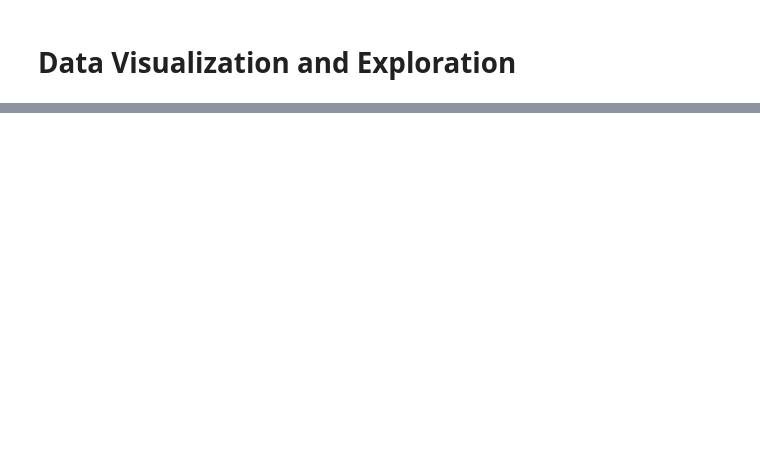
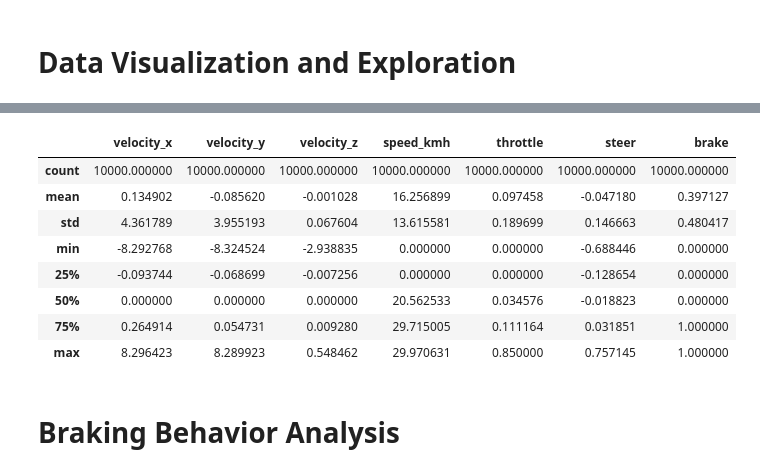
Before and after one commit to Nanditautekar/End-to-End-Deep-Learning-for-Autonomous-Driving, a Jupyter notebook: notebooks/eda_hfstream.ipynb, the cells around one changed output, grey strips where cells are left out. Saved outputs shown, nothing was run; the diff lists cells and outputs as text; code cells hidden in the pictures; blank space fills up the shorter version.

```diff
--- a/notebooks/eda_hfstream.ipynb
+++ b/notebooks/eda_hfstream.ipynb
@@ -84,0 +88,19 @@ plt.show()
+# %%
+# Quick stats
+
+df[[
+    "velocity_x", "velocity_y", "velocity_z",
+    "speed_kmh", "throttle", "steer", "brake"
+]].describe()
+# %% [output]
+|  | velocity_x | velocity_y | velocity_z | speed_kmh | throttle | steer | brake |
+| count | 10000.000000 | 10000.000000 | 10000.000000 | 10000.000000 | 10000.000000 | 10000.000000 | 10000.000000 |
+| mean | 0.134902 | -0.085620 | -0.001028 | 16.256899 | 0.097458 | -0.047180 | 0.397127 |
+| std | 4.361789 | 3.955193 | 0.067604 | 13.615581 | 0.189699 | 0.146663 | 0.480417 |
+| min | -8.292768 | -8.324524 | -2.938835 | 0.000000 | 0.000000 | -0.688446 | 0.000000 |
+| 25% | -0.093744 | -0.068699 | -0.007256 | 0.000000 | 0.000000 | -0.128654 | 0.000000 |
+| 50% | 0.000000 | 0.000000 | 0.000000 | 20.562533 | 0.034576 | -0.018823 | 0.000000 |
+| 75% | 0.264914 | 0.054731 | 0.009280 | 29.715005 | 0.111164 | 0.031851 | 1.000000 |
+| max | 8.296423 | 8.289923 | 0.548462 | 29.970631 | 0.850000 | 0.757145 | 1.000000 |
+# %% [markdown]
+# Braking Behavior Analysis
```
Also changed, not shown: parts of 21 cells of this notebook, 8 other files.
